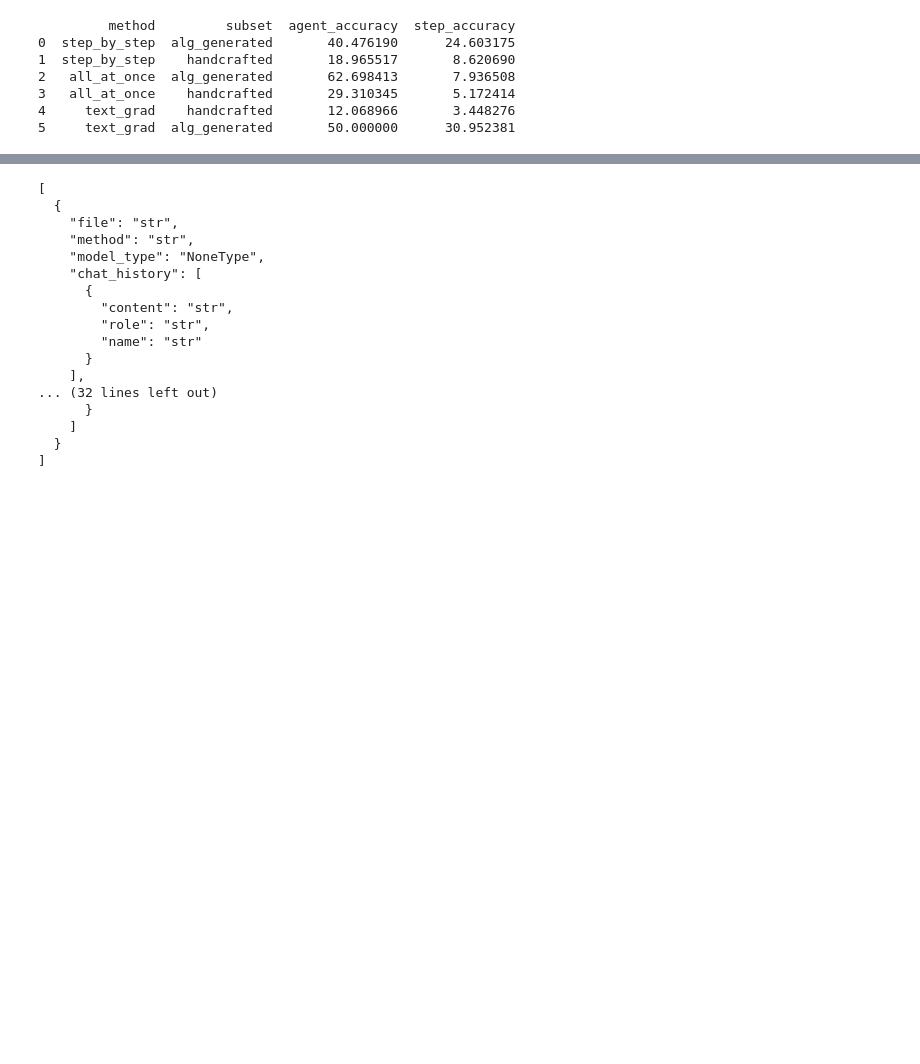
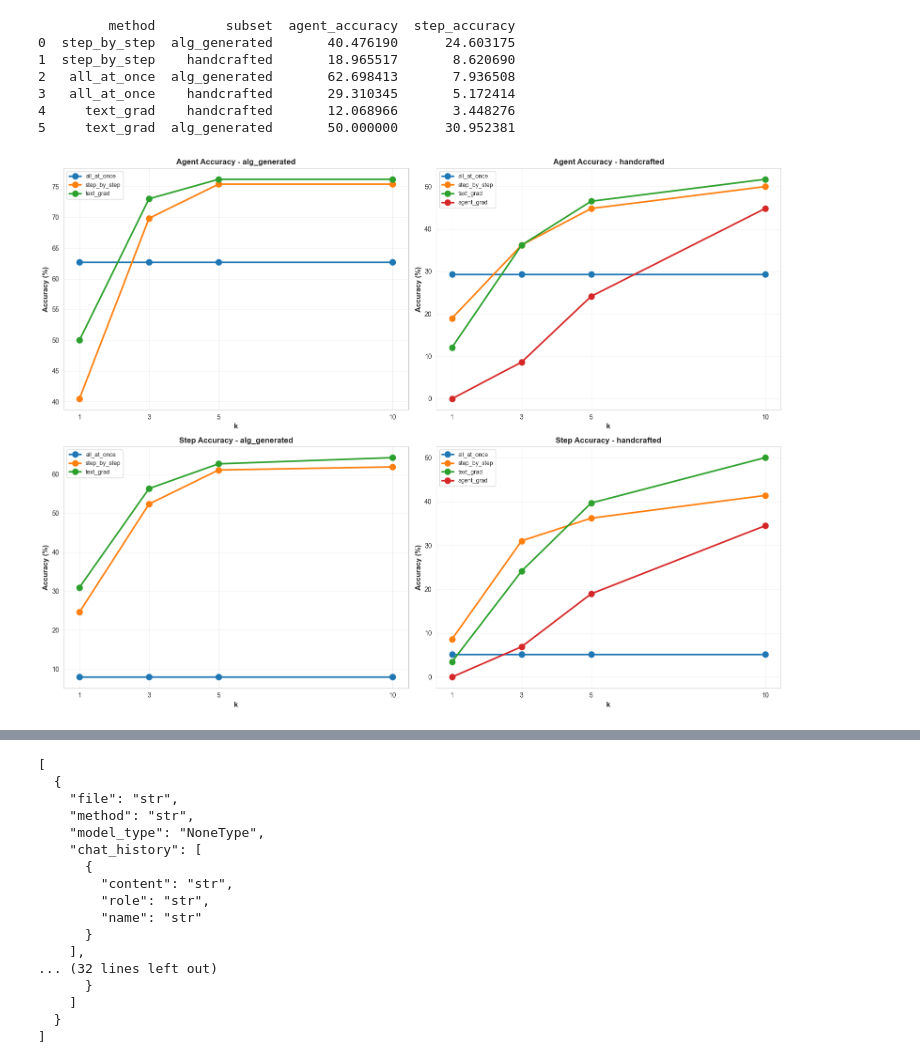
Before and after one commit to dourofficer/agent-grad, a Jupyter notebook: experiment.ipynb, the cells around one changed output, grey strips where cells are left out. Saved outputs shown, nothing was run; the diff lists cells and outputs as text; code cells hidden in the pictures; blank space fills up the shorter version.

```diff
--- a/experiment.ipynb
+++ b/experiment.ipynb
@@ -1328,3 +1328,67 @@ print(df)
 3   all_at_once    handcrafted       29.310345       5.172414
 4     text_grad    handcrafted       12.068966       3.448276
 5     text_grad  alg_generated       50.000000      30.952381
+# %%
+import pandas as pd
+import matplotlib.pyplot as plt
+import seaborn as sns
+
+# Your data
+data = {
+    ('all_at_once', 'alg_generated', 'agent'): [62.7, 62.7, 62.7, 62.7],
+    ('all_at_once', 'alg_generated', 'step'): [7.94, 7.94, 7.94, 7.94],
+    ('all_at_once', 'handcrafted', 'agent'): [29.31, 29.31, 29.31, 29.31],
+    ('all_at_once', 'handcrafted', 'step'): [5.17, 5.17, 5.17, 5.17],
+    ('step_by_step', 'alg_generated', 'agent'): [40.48, 69.84, 75.4, 75.4],
+    ('step_by_step', 'alg_generated', 'step'): [24.6, 52.38, 61.11, 61.9],
+    ('step_by_step', 'handcrafted', 'agent'): [18.97, 36.21, 44.83, 50.0],
+    ('step_by_step', 'handcrafted', 'step'): [8.62, 31.03, 36.21, 41.38],
+    ('text_grad', 'alg_generated', 'agent'): [50.0, 73.02, 76.19, 76.19],
+    ('text_grad', 'alg_generated', 'step'): [30.95, 56.35, 62.7, 64.29],
+    ('text_grad', 'handcrafted', 'agent'): [12.07, 36.21, 46.55, 51.72],
+    ('text_grad', 'handcrafted', 'step'): [3.45, 24.14, 39.66, 50.0],
+    ('agent_grad', 'handcrafted', 'agent'): [0.0, 8.62, 24.14, 44.83],
+    ('agent_grad', 'handcrafted', 'step'): [0.0, 6.90, 18.97, 34.48],
+}
+
+k_values = [1, 3, 5, 10]
+colors = {
+    'all_at_once': '#1f77b4',
+    'step_by_step': '#ff7f0e',
+    'text_grad': '#2ca02c',
+    'agent_grad': '#d62728'
+}
+
+# Set style
+sns.set_style("whitegrid")
+# plt.rcParams['figure.figsize'] = (14, 6)
+
+# Create 2x2 subplot grid (agent/step × alg_generated/handcrafted)
+fig, axes = plt.subplots(2, 2, figsize=(16, 12))
+
+for i, metric in enumerate(['agent', 'step']):
+    for j, subset in enumerate(['alg_generated', 'handcrafted']):
+        ax = axes[i, j]
+
+        for method in ['all_at_once', 'step_by_step', 'text_grad', 'agent_grad']:
+            key = (method, subset, metric)
+            if key in data:
+                ax.plot(k_values, data[key],
+                       color=colors[method],
+                       marker='o',
+                       linewidth=2.5,
+                       markersize=9,
+                       label=method)
+
+        ax.set_xlabel('k', fontsize=11, fontweight='bold')
+        ax.set_ylabel('Accuracy (%)', fontsize=11, fontweight='bold')
+        ax.set_title(f'{metric.title()} Accuracy - {subset}', fontsize=12, fontweight='bold')
+        ax.set_xticks(k_values)
+        ax.legend(loc='best', fontsize=9)
+        ax.grid(True, alpha=0.3)
+
+plt.tight_layout()
+# plt.savefig('accuracy_grid.png', dpi=300, bbox_inches='tight')
+plt.show()
+# %% [output]
+[figure, added]
```
Also changed, not shown: parts of 1 cell of this notebook, 1 other file.
